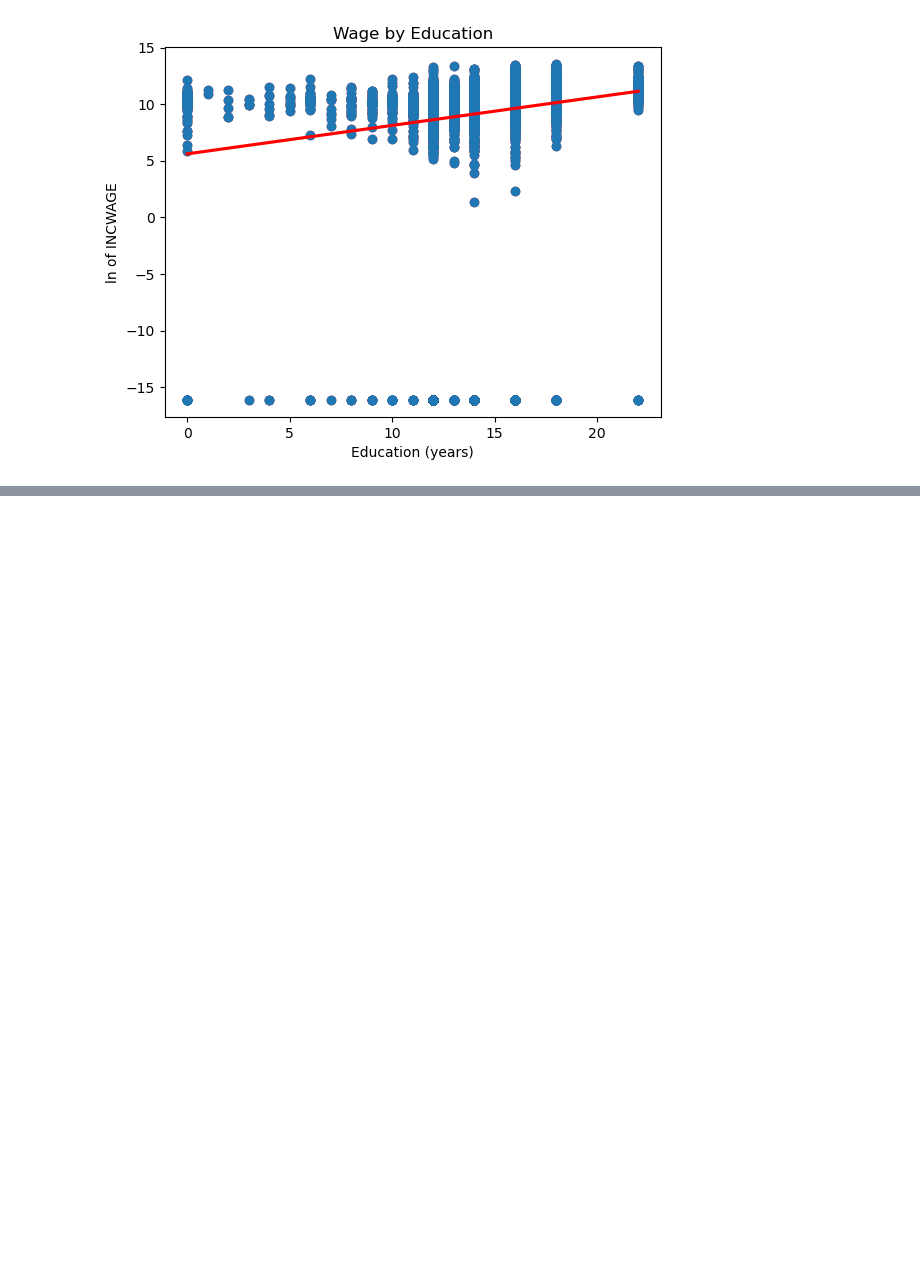
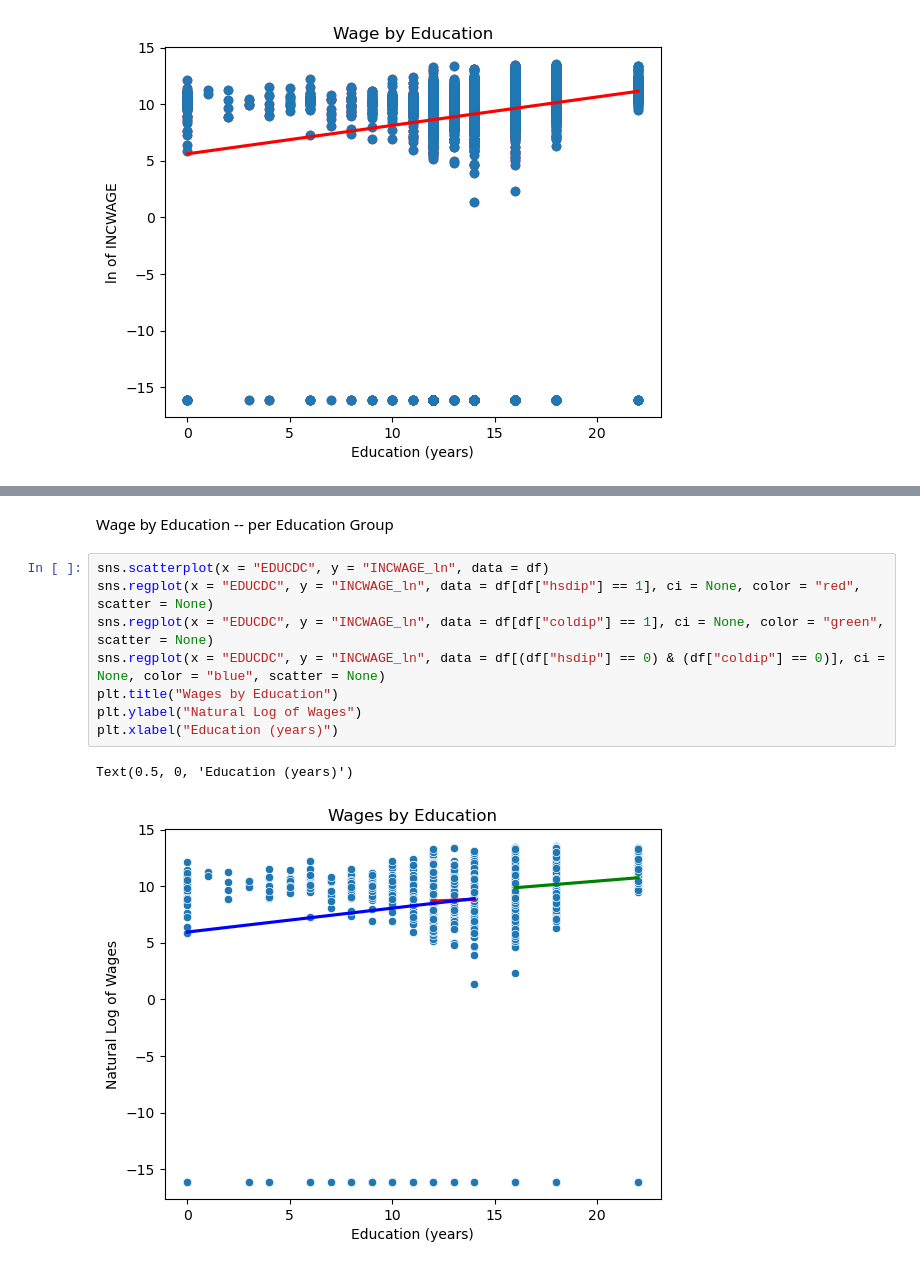
Before and after one commit to anitarestrepo16/machine-learning-class-2023, a Jupyter notebook: MiniProject1/MiniProject1.ipynb, the cells around one changed output, grey strips where cells are left out. Cells and saved outputs as stored; diff of their text form; blank space fills up the shorter version.

```diff
--- a/MiniProject1/MiniProject1.ipynb
+++ b/MiniProject1/MiniProject1.ipynb
@@ -224,0 +253,13 @@ educdc + β2 f emale + β3age + β4age2+ β5white + β6black + β8hispanic+ β9m
+# %% [markdown]
+Wage by Education -- per Education Group
+# %%
+sns.scatterplot(x = "EDUCDC", y = "INCWAGE_ln", data = df)
+sns.regplot(x = "EDUCDC", y = "INCWAGE_ln", data = df[df["hsdip"] == 1], ci = None, color = "red", scatter = None)
+sns.regplot(x = "EDUCDC", y = "INCWAGE_ln", data = df[df["coldip"] == 1], ci = None, color = "green", scatter = None)
+sns.regplot(x = "EDUCDC", y = "INCWAGE_ln", data = df[(df["hsdip"] == 0) & (df["coldip"] == 0)], ci = None, color = "blue", scatter = None)
+plt.title("Wages by Education")
+plt.ylabel("Natural Log of Wages")
+plt.xlabel("Education (years)")
+# %% [output]
+Text(0.5, 0, 'Education (years)')
+[figure, added]
```
Also changed, not shown: parts of 13 cells of this notebook.
